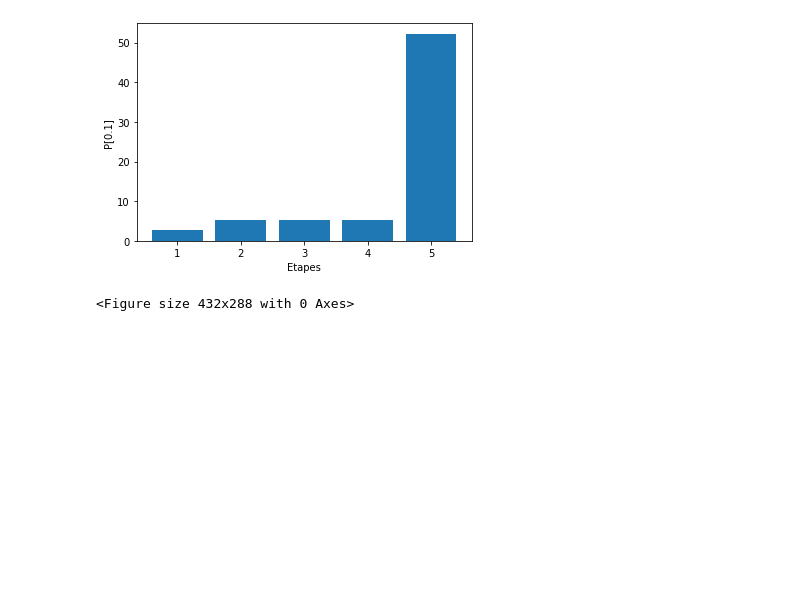
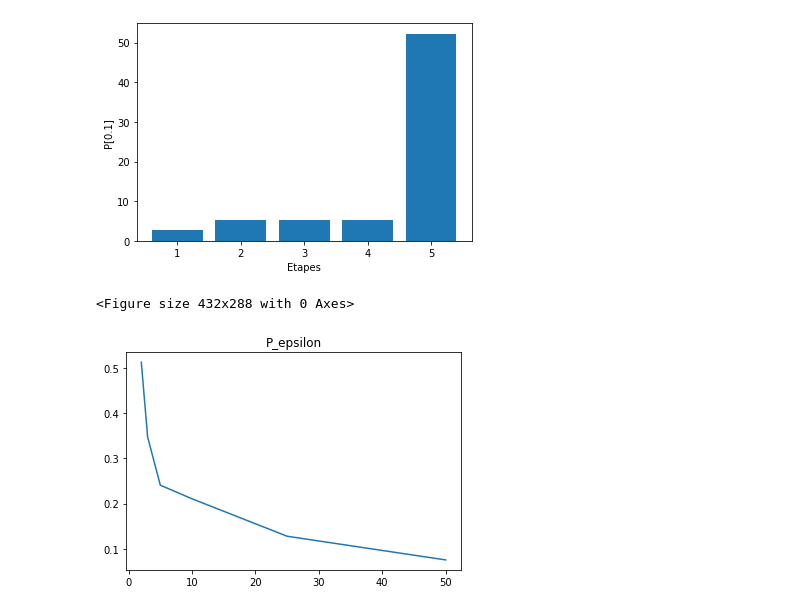
Before and after one commit to achrafBenHamou/Information_Retrieval, a Jupyter notebook: graph/Visualizing Runs2.ipynb, the cells around one changed output. Drawn from its saved outputs; the diff is of its cells as text; code cells hidden in the pictures; blank space fills up the shorter version.

Commit message:
add graphes

```diff
--- a/graph/Visualizing Runs2.ipynb
+++ b/graph/Visualizing Runs2.ipynb
@@ -102,3 +102,25 @@ fig1.savefig("precision.png", dpi=100)
 # %% [output]
 [figure]
 <Figure size 432x288 with 0 Axes>
+# %%
+
+
+import numpy as np
+import pandas as pd
+import matplotlib.pyplot as plt
+
+df = pd.read_csv('P_bm25.csv')
+df1 = pd.read_csv('P_epsilon.csv')
+df2 = pd.read_csv('R_bm25.csv')
+df3 = pd.read_csv('R_epsilon.csv')
+
+x = df1.iloc[:, 0]
+y = df1.iloc[:, 1]
+plt.plot(x, y)
+plt.title("P_epsilon")
+fig1 = plt.gcf()
+plt.draw()
+fig1.savefig("P_epsilon.png", dpi=100)
+plt.show() # affiche la figure a l'ecran
+# %% [output]
+[figure, added]
```
Also changed, not shown: parts of 1 cell of this notebook, 4 other files.
